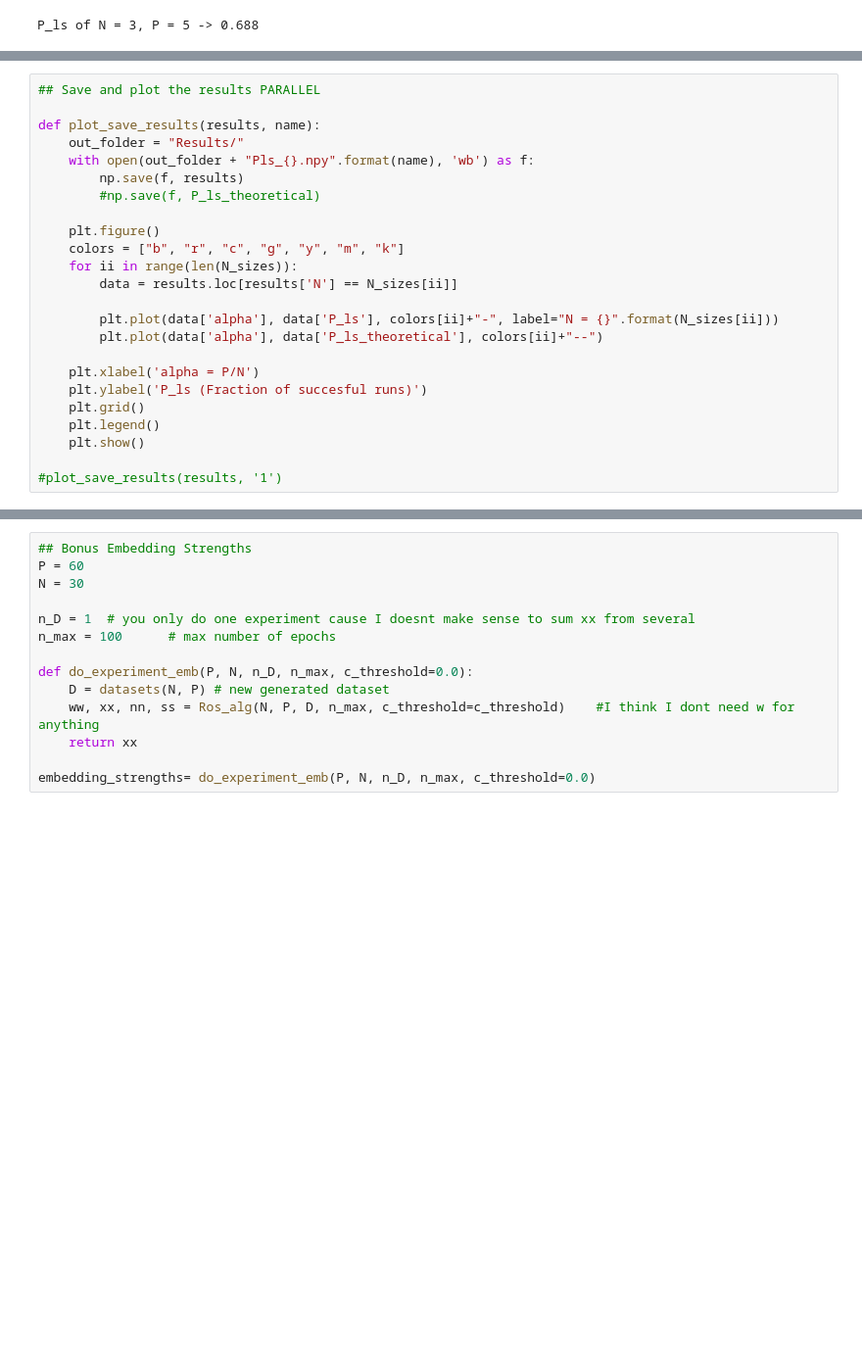
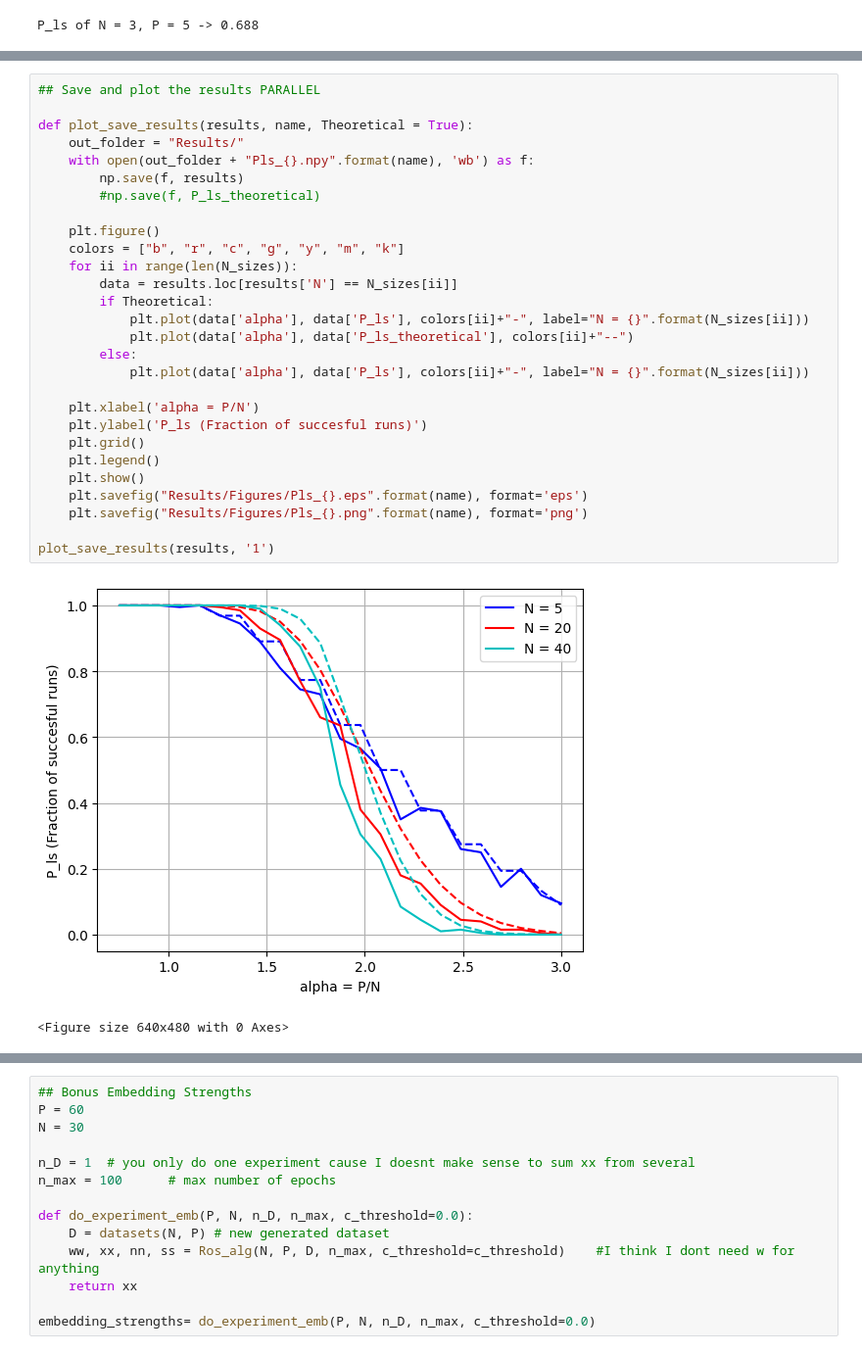
Before and after one commit to SaraIglesiasSN/A1-Perceptron-Training-NNCI-, a Jupyter notebook: A1_Perceptron_Training.ipynb, the cells around one changed output, grey strips where cells are left out. Shown at 98% size. Drawn from its saved outputs; the diff is of its cells as text; blank space fills up the shorter version.

```diff
--- a/A1_Perceptron_Training.ipynb
+++ b/A1_Perceptron_Training.ipynb
@@ -212,27 +221,34 @@ def do_parallel(alpha, N, n_D, n_max, c_threshold=0.0, n_jobs = 8):
 # %%
 ## Save and plot the results PARALLEL
 
-def plot_save_results(results, name):
+def plot_save_results(results, name, Theoretical = True):
     out_folder = "Results/"
     with open(out_folder + "Pls_{}.npy".format(name), 'wb') as f:
         np.save(f, results)
         #np.save(f, P_ls_theoretical)
 
     plt.figure()
     colors = ["b", "r", "c", "g", "y", "m", "k"]
     for ii in range(len(N_sizes)):
         data = results.loc[results['N'] == N_sizes[ii]]
-
-        plt.plot(data['alpha'], data['P_ls'], colors[ii]+"-", label="N = {}".format(N_sizes[ii]))
-        plt.plot(data['alpha'], data['P_ls_theoretical'], colors[ii]+"--")
+        if Theoretical:
+            plt.plot(data['alpha'], data['P_ls'], colors[ii]+"-", label="N = {}".format(N_sizes[ii]))
+            plt.plot(data['alpha'], data['P_ls_theoretical'], colors[ii]+"--")
+        else:
+            plt.plot(data['alpha'], data['P_ls'], colors[ii]+"-", label="N = {}".format(N_sizes[ii]))
 
     plt.xlabel('alpha = P/N')
     plt.ylabel('P_ls (Fraction of succesful runs)')
     plt.grid()
     plt.legend()
     plt.show()
+    plt.savefig("Results/Figures/Pls_{}.eps".format(name), format='eps')
+    plt.savefig("Results/Figures/Pls_{}.png".format(name), format='png')
 
-#plot_save_results(results, '1')
+plot_save_results(results, '1')
+# %% [output]
+[figure, added]
+<Figure size 640x480 with 0 Axes>
 # %%
 ## Bonus: Observe the behavior of Q_ls for different system sizes N
 
```
Also changed, not shown: parts of 9 cells of this notebook, 14 other files.
